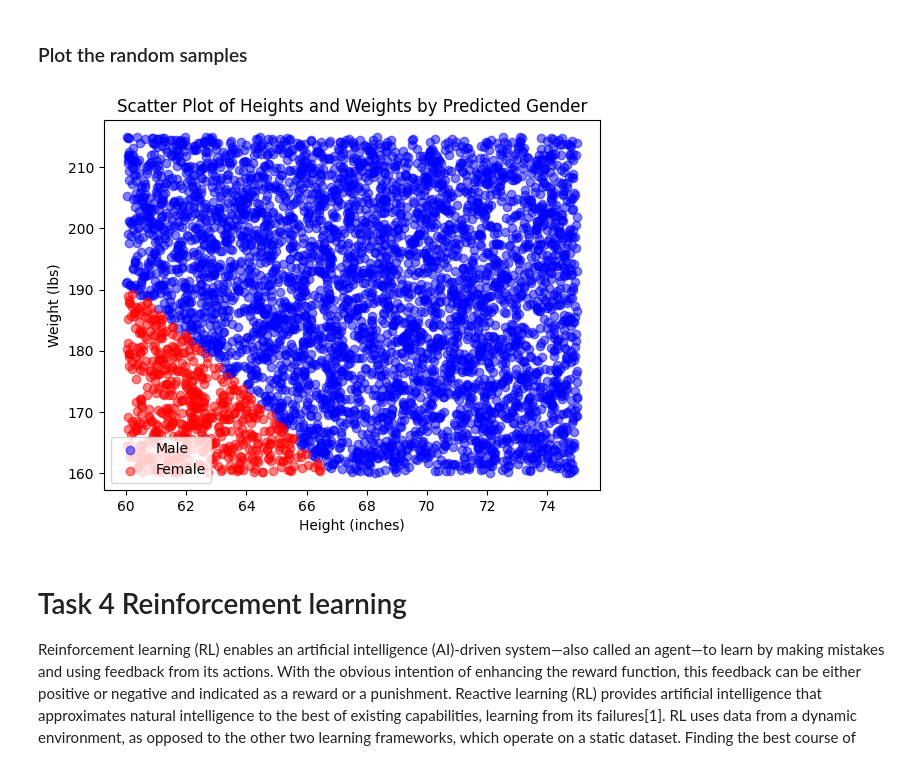
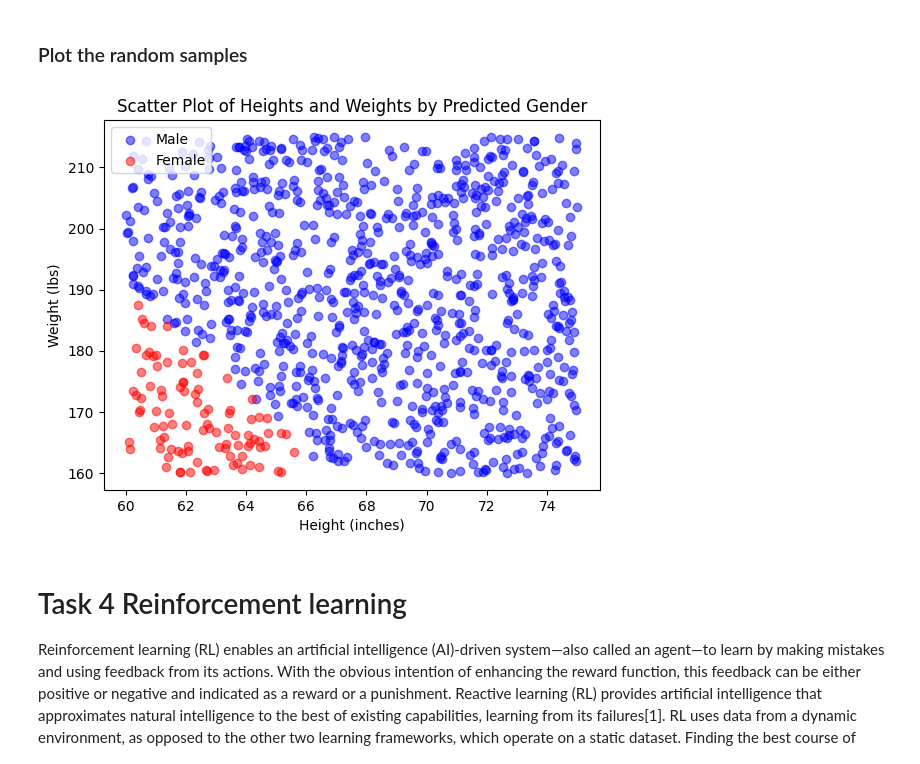
Before and after one commit to Tendai101/MachineLearning_DataEngineering, a Jupyter notebook: ML_Activity1/Etivity1.2-3_Probability_20041829.ipynb, the cells around one changed output. Drawn from its saved outputs; the diff is of its cells as text; code cells hidden in the pictures.

```diff
--- a/ML_Activity1/Etivity1.2-3_Probability_20041829.ipynb
+++ b/ML_Activity1/Etivity1.2-3_Probability_20041829.ipynb
@@ -285,36 +285,36 @@ import matplotlib.pyplot as plt
 
 #weight_range and height_range are defined
 weight_range = (160, 215)
 height_range = (60, 75)
 
 #Get random weights and heights in uniform distribution
-weights = np.random.uniform(weight_range[0], weight_range[1], 5000)
-heights = np.random.uniform(height_range[0], height_range[1], 5000)
+weights = np.random.uniform(weight_range[0], weight_range[1], 1000)
+heights = np.random.uniform(height_range[0], height_range[1], 1000)
 
 #Using 2D array
 x_samples = np.column_stack((heights, weights))
 
 #Predict using the model
 y_samples_pred = sex_model.predict(x_samples)
 
 #Separate Male and Female predictions for plotting
 male_indices = np.where(y_samples_pred == 'Male')
 female_indices = np.where(y_samples_pred == 'Female')
 
 #Plot Male samples in one color
 plt.scatter(heights[male_indices], weights[male_indices], color='blue', label='Male', alpha=0.5)
 
 #Plot Female samples in another color
 plt.scatter(heights[female_indices], weights[female_indices], color='red', label='Female', alpha=0.5)
 
 #Plot
 plt.title('Scatter Plot of Heights and Weights by Predicted Gender')
 plt.xlabel('Height (inches)')
 plt.ylabel('Weight (lbs)')
 plt.legend()
 plt.show()
 # %% [output]
-[figure, old version]
+[figure, new version]
 # %% [markdown]
 # Task 4 Reinforcement learning
 Reinforcement learning (RL) enables an artificial intelligence (AI)-driven system—also called an agent—to learn by making mistakes and using feedback from its actions. With the obvious intention of enhancing the reward function, this feedback can be either positive or negative and indicated as a reward or a punishment. Reactive learning (RL) provides artificial intelligence that approximates natural intelligence to the best of existing capabilities, learning from its failures[1]. RL uses data from a dynamic environment, as opposed to the other two learning frameworks, which operate on a static dataset. Finding the best course of action to produce the best result is the objective, not clustering or labelling data. Allowing an agent, a piece of software, to explore, interact with, and learn from the environment is how reinforcement learning resolves this issue.
```
Also changed, not shown: parts of 5 cells of this notebook, 3 other files.
